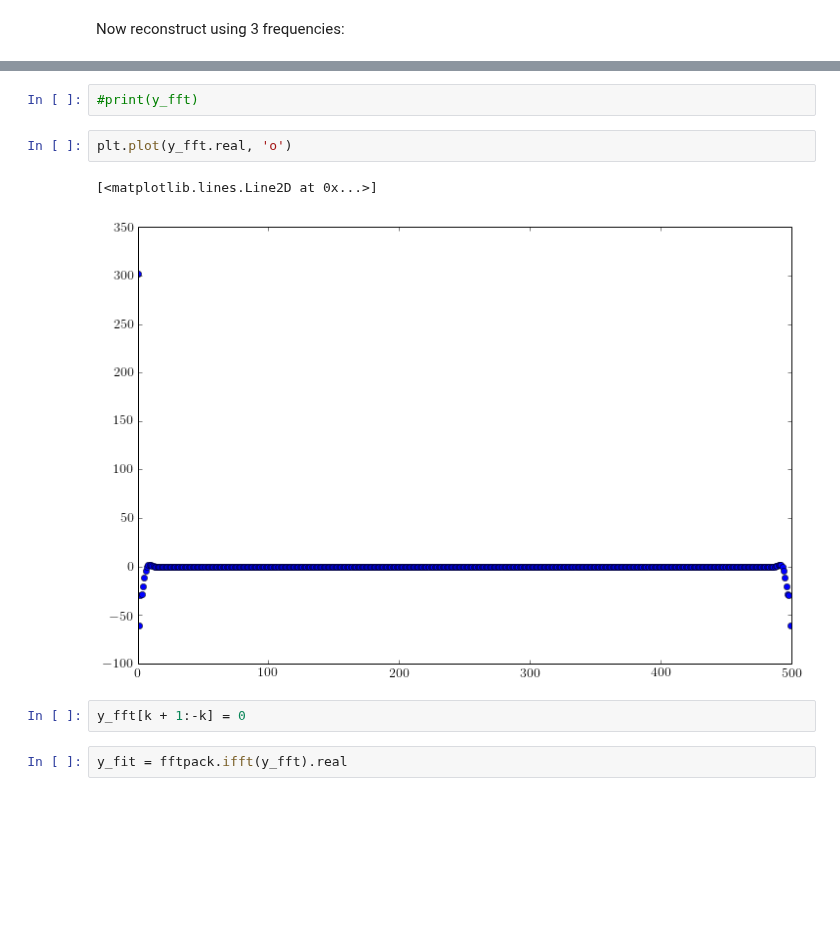
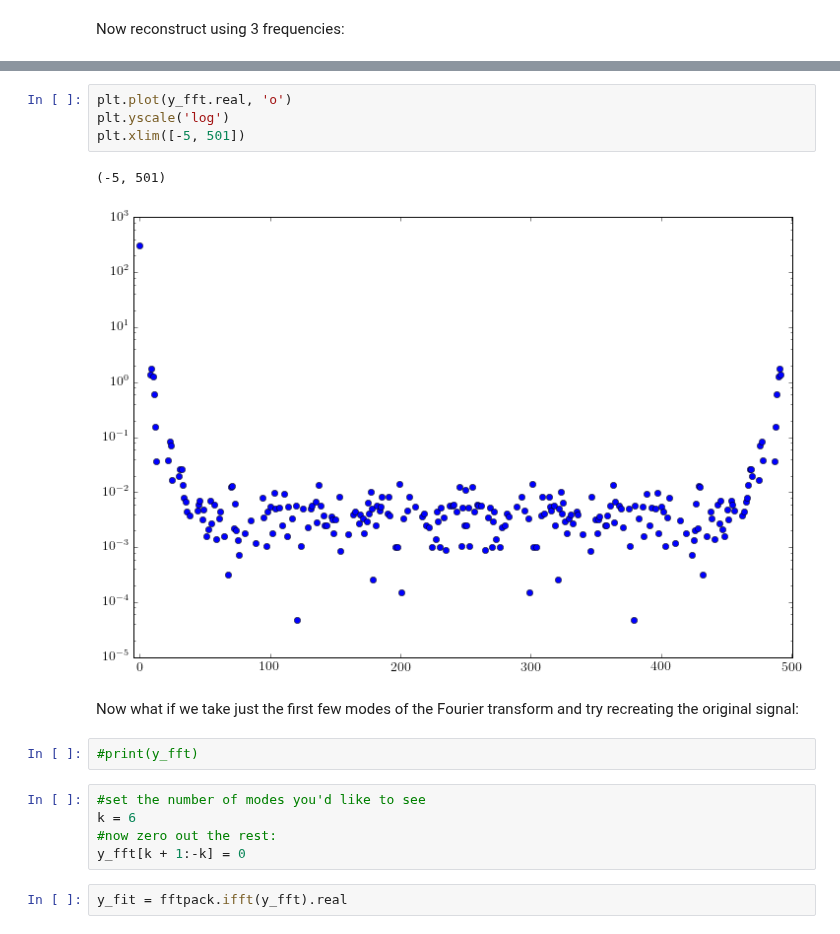
Before and after one commit to YastroML/YastroML, a Jupyter notebook: Session19_141029/Ch10_TimeSeries.ipynb, the cells around one changed output, grey strips where cells are left out. Drawn from its saved outputs; the diff is of its cells as text; blank space fills up the shorter version.

Commit message:
Added Examples
Added a few things about the Fourier transform and included
some examples (so far just of white noise).

```diff
--- a/Session19_141029/Ch10_TimeSeries.ipynb
+++ b/Session19_141029/Ch10_TimeSeries.ipynb
@@ -145,12 +182,19 @@ print(size(y_fft))
+# %%
+plt.plot(y_fft.real, 'o')
+plt.yscale('log')
+plt.xlim([-5, 501])
+# %% [output]
+(-5, 501)
+[figure, added]
+# %% [markdown]
+Now what if we take just the first few modes of the Fourier transform and try recreating the original signal:
 # %%
 #print(y_fft)
-# %%
-plt.plot(y_fft.real, 'o')
-# %% [output]
-[<matplotlib.lines.Line2D at 0x...>]
-[figure, removed]
-# %%
-y_fft[k + 1:-k] = 0
+# %%
+#set the number of modes you'd like to see
+k = 6
+#now zero out the rest:
+y_fft[k + 1:-k] = 0
 # %%
 y_fit = fftpack.ifft(y_fft).real
 # %%
```
Also changed, not shown: parts of 20 cells of this notebook.
